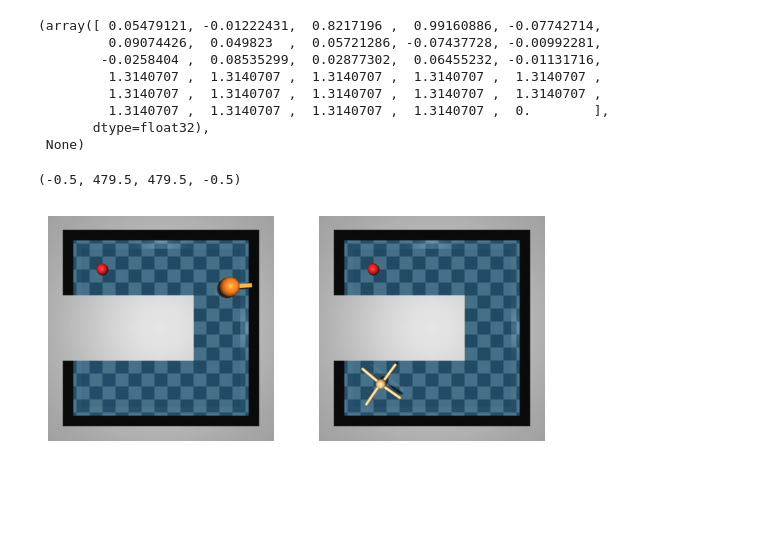
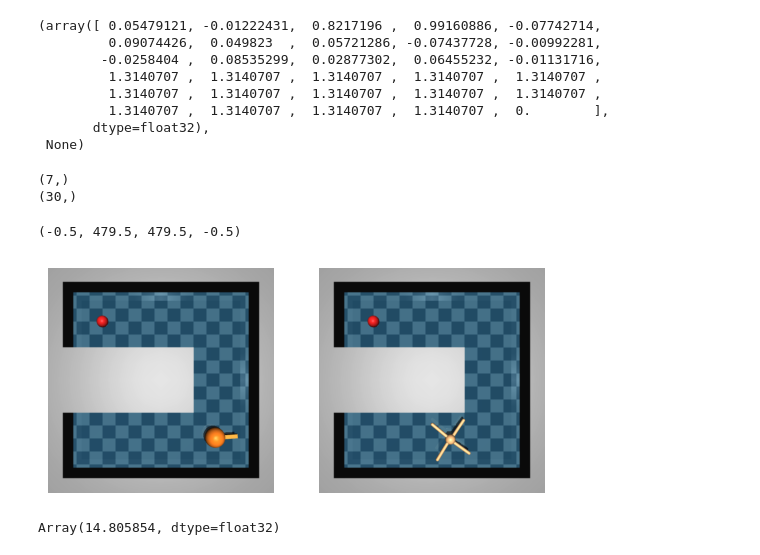
Before and after one commit to skylooop/CrossDomainIL, a Jupyter notebook: notebooks/envs.ipynb, the cells around one changed output. Saved outputs shown, nothing was run; the diff lists cells and outputs as text; code cells hidden in the pictures; blank space fills up the shorter version.

```diff
--- a/notebooks/envs.ipynb
+++ b/notebooks/envs.ipynb
@@ -26,5 +27,11 @@ target_env.reset(42, None)
          1.3140707 ,  1.3140707 ,  1.3140707 ,  1.3140707 ,  0.        ],
        dtype=float32),
  None)
+# %%
+print(source_env.observation_space.shape)
+print(target_env.observation_space.shape)
+# %% [output]
+(7,)
+(30,)
 # %%
 ## Source PointUMaze; Target AntUMaze
@@ -35,12 +67,12 @@ random_target = np.load("/home/m_bobrin/CrossDomainIL/outputs/2024-04-04/21-43-2
 # %%
 fig, axs = plt.subplots(1, 2, sharex=True, sharey=True)
-source_env.wrapped_env.set_xy(expert_source['observations'][80, :2])
-target_env.wrapped_env.set_xy(random_target['observations'][100, :2])
+source_env.wrapped_env.set_xy(expert_source['observations'][30, :2])
+target_env.wrapped_env.set_xy(random_target['observations'][500, :2])
 axs[0].imshow(source_env.render('rgb_array'))
 axs[1].imshow(target_env.render('rgb_array'))
 
 axs[0].axis('off')
 axs[1].axis('off')
 # %% [output]
 (-0.5, 479.5, 479.5, -0.5)
-[figure, old version]
+[figure, new version]
@@ -77,0 +263,23 @@ state_encoder1 = TrainState(
+# %%
+from ott.tools import sinkhorn_divergence
+from ott.geometry import pointcloud
+
+@jax.jit
+def sinkhorn_loss(
+    x: jnp.ndarray, y: jnp.ndarray, epsilon: float = 0.1
+) -> float:
+    """Computes transport between (x, a) and (y, b) via Sinkhorn algorithm."""
+    a = jnp.ones(len(x)) / len(x)
+    b = jnp.ones(len(y)) / len(y)
+
+    sdiv = sinkhorn_divergence.sinkhorn_divergence(
+        pointcloud.PointCloud, x, y, epsilon=epsilon, a=a, b=b
+    )
+    return sdiv.divergence
+
+expert_test_data = expert_source_ds.sample(50)
+non_expert_test_data = non_expert_source_ds.sample(50)
+
+sinkhorn_loss(expert_test_data.observations, non_expert_test_data.observations)
+# %% [output]
+Array(14.805854, dtype=float32)
```
Also changed, not shown: parts of 6 cells of this notebook, 5 other files.
